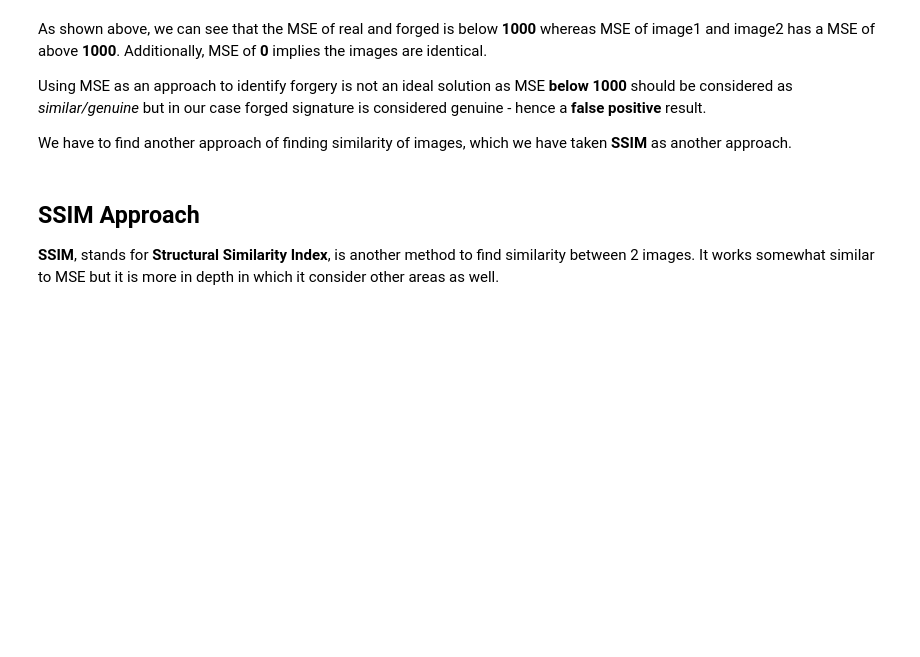
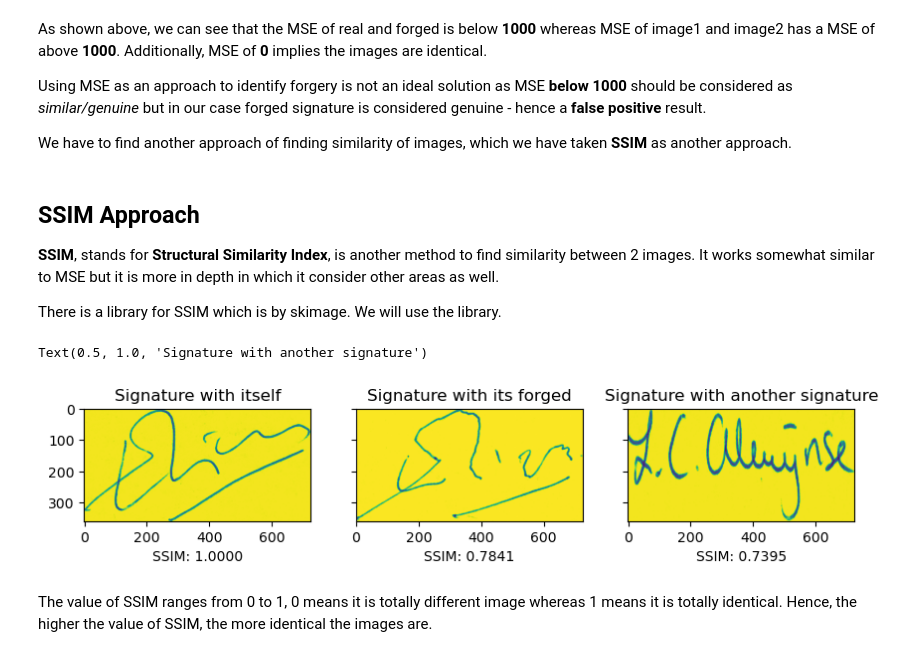
Before and after one commit to tyeejian/Signature-Forgery-Detection, a Jupyter notebook: Workbook/Assignment workbook.ipynb, the cells around one changed output. Drawn from its saved outputs; the diff is of its cells as text; code cells hidden in the pictures; blank space fills up the shorter version.

Commit message:
add SSIM & update Data Prep section:

```diff
--- a/Workbook/Assignment workbook.ipynb
+++ b/Workbook/Assignment workbook.ipynb
@@ -88,3 +83,48 @@ We have to find another approach of finding similarity of images, which we have
 ## SSIM Approach
 
 **SSIM**, stands for **Structural Similarity Index**,  is another method to find similarity between 2 images. It works somewhat similar to MSE but it is more in depth in which it consider other areas as well.
+
+There is a library for SSIM which is by skimage. We will use the library.
+# %%
+from skimage.metrics import structural_similarity as ssim
+
+
+img_001_real = cv2.imread(DATASET_FOLDER + TRAIN_SET_FOLDER + '/real/001/001_01.png', 0)
+img_001_forged = cv2.imread(DATASET_FOLDER + TRAIN_SET_FOLDER + '/forged/001_forg/001_forg_01.png',0)
+
+
+# Resize the images if they are not the same
+img_001_real , img_001_forged=  image_resize(img_001_real,img_001_forged)
+
+
+fig, axes = plt.subplots(nrows=1, ncols=3, figsize=(10,4), sharex=True, sharey=True)
+ax = axes.ravel()
+
+
+# Calculate MSE of signature 1 and itself
+SSIM = ssim(img_001_real,img_001_real)
+ax[0].imshow(img_001_real)
+ax[0].set_xlabel(f'SSIM: {SSIM:.4f}')
+ax[0].set_title('Signature with itself')
+
+
+# Calculate SSIM of signature 1 and its forged
+SSIM = ssim(img_001_real, img_001_forged)
+ax[1].imshow(img_001_forged)
+ax[1].set_xlabel(f'SSIM: {SSIM:.4f}')
+ax[1].set_title('Signature with its forged')
+
+
+img_002_real = cv2.imread(DATASET_FOLDER + TRAIN_SET_FOLDER + '/real/002/002_02.png',0)
+img_001_real , img_002_real=  image_resize(img_001_real,img_002_real)
+
+# Calculate SSIM of signature 1 and signature 2
+SSIM = ssim(img_001_real,img_002_real)
+ax[2].imshow(img_002_real)
+ax[2].set_xlabel(f'SSIM: {SSIM:.4f}')
+ax[2].set_title('Signature with another signature')
+# %% [output]
+Text(0.5, 1.0, 'Signature with another signature')
+[figure, added]
+# %% [markdown]
+The value of SSIM ranges from 0 to 1, 0 means it is totally different image whereas 1 means it is totally identical. Hence, the higher the value of SSIM, the more identical the images are.
```
Also changed, not shown: parts of 2 cells of this notebook, 1 other file.
